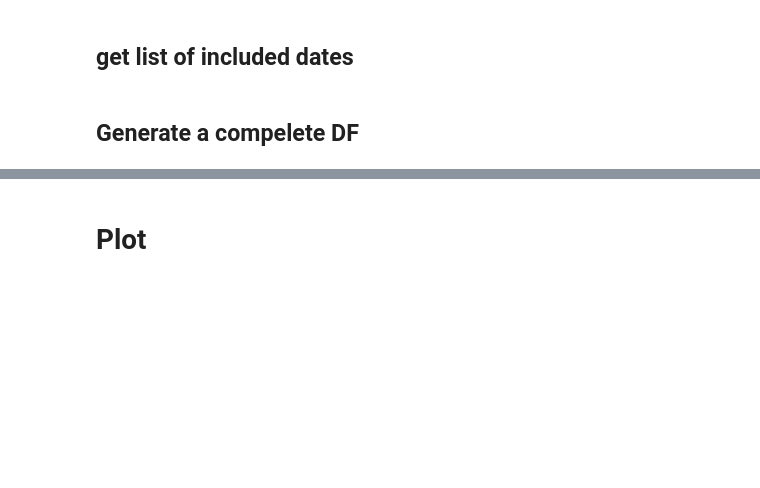
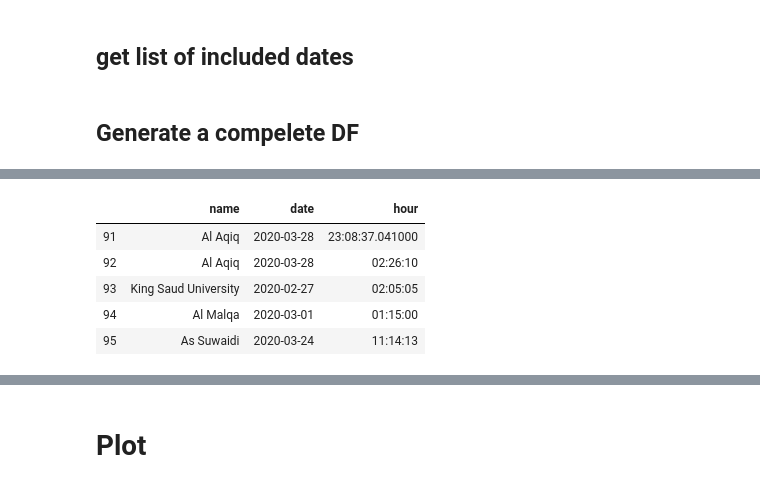
Before and after one commit to RaghadAlshalaan/SereneReport, a Jupyter notebook: firestore generate report.ipynb, the cells around one changed output, grey strips where cells are left out. Cells and saved outputs as stored; diff of their text form; code cells hidden in the pictures; blank space fills up the shorter version.

```diff
--- a/firestore generate report.ipynb
+++ b/firestore generate report.ipynb
@@ -91,0 +134,9 @@ for x in range(0 ,len(dates)):
+# %%
+loc_df.tail(5)
+# %% [output]
+|  | name | date | hour |
+| 91 | Al Aqiq | 2020-03-28 | 23:08:37.041000 |
+| 92 | Al Aqiq | 2020-03-28 | 02:26:10 |
+| 93 | King Saud University | 2020-02-27 | 02:05:05 |
+| 94 | Al Malqa | 2020-03-01 | 01:15:00 |
+| 95 | As Suwaidi | 2020-03-24 | 11:14:13 |
```
Also changed, not shown: parts of 17 cells of this notebook.
